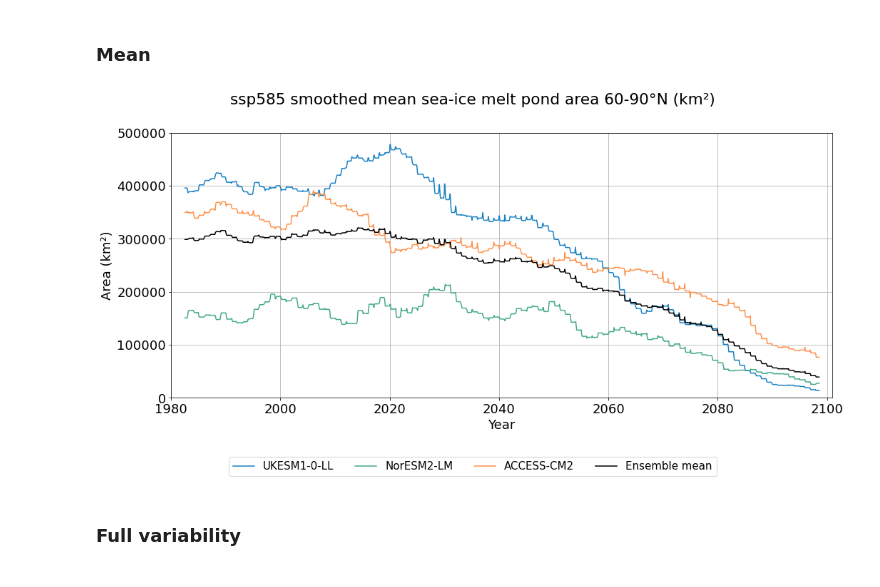
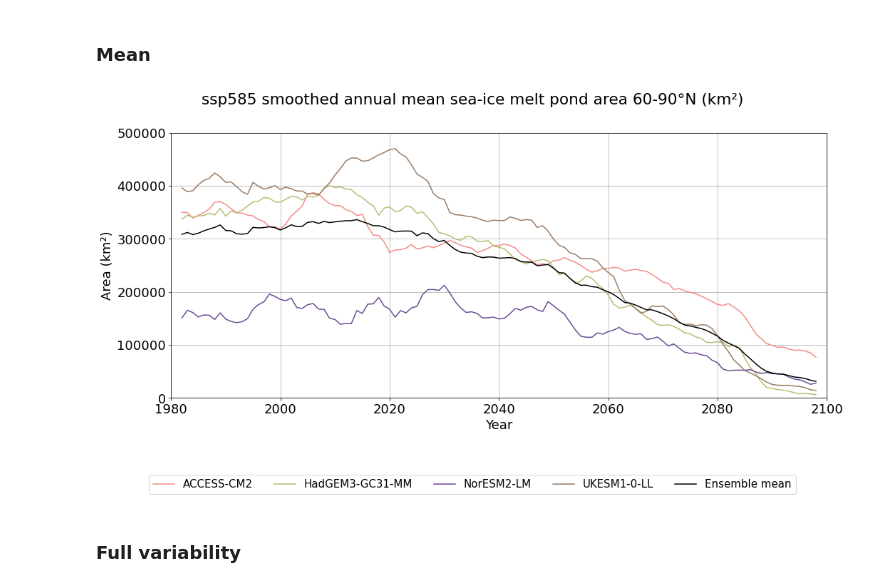
Before and after one commit to hannahwoodward/cmip6-seaice-precipitation, a Jupyter notebook: ensemble-simparea.ipynb, the cells around one changed output. Drawn from its saved outputs; the diff is of its cells as text; code cells hidden in the pictures.

Commit message:
Update si/simp ensemble notebooks with better smoothing and more vars

```diff
--- a/ensemble-simparea.ipynb
+++ b/ensemble-simparea.ipynb
@@ -63,15 +71,33 @@ Error 404
 # %% [markdown]
 ### Mean
 # %%
+# libs.plot.time_series_from_vars(
+#     ensemble_time_series_smooth,
+#     title=f'{experiment} smoothed monthly {time_series_text} 60-90°N ({time_series_units})',
+#     xattr='time',
+#     ylabel=time_series_y_label,
+#     yrange=time_series_y_range
+# );
+
+vars_series = [
+    ensemble_time_series
+]
+plot_arr = []
+for item in vars_series:
+    item_processed = item.groupby('time.year').mean('time').rolling(year=5, center=True).mean('year')
+    item_processed = libs.ensemble.calc_variable_mean(item_processed)
+    plot_arr.append(item_processed)
+
+
 libs.plot.time_series_from_vars(
-    ensemble_time_series_smooth,
-    title=f'{experiment} smoothed mean {time_series_text} 60-90°N ({time_series_units})',
-    xattr='time',
+    plot_arr,
+    title=f'{experiment} smoothed annual mean {time_series_text} 60-90°N ({time_series_units})',
+    xattr='year',
     ylabel=time_series_y_label,
     yrange=time_series_y_range
-)
+);
 # %% [output]
-[figure, old version]
+[figure, new version]
 # %% [markdown]
 ### Full variability
 # %%
```
Also changed, not shown: parts of 4 cells of this notebook, 3 other files.
